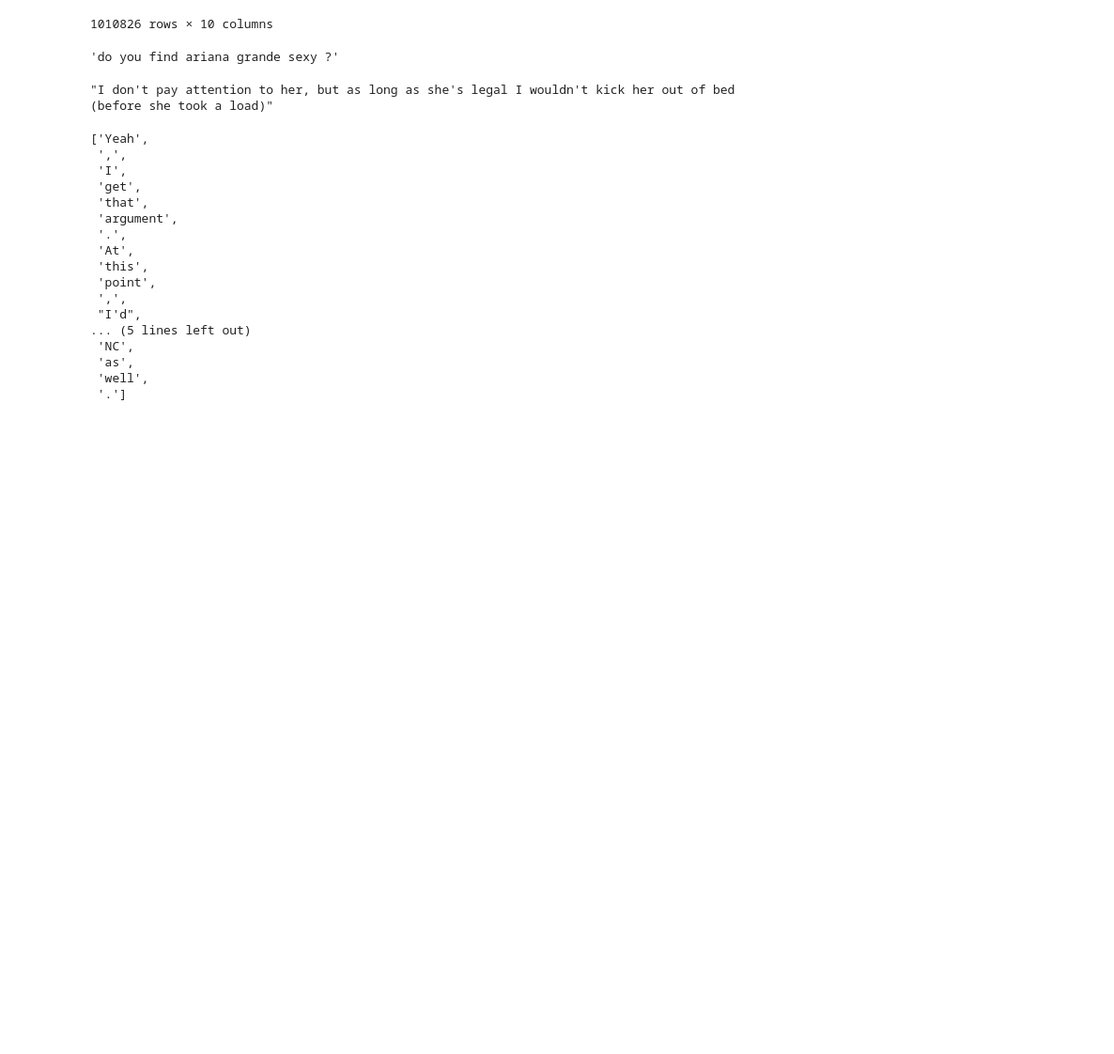
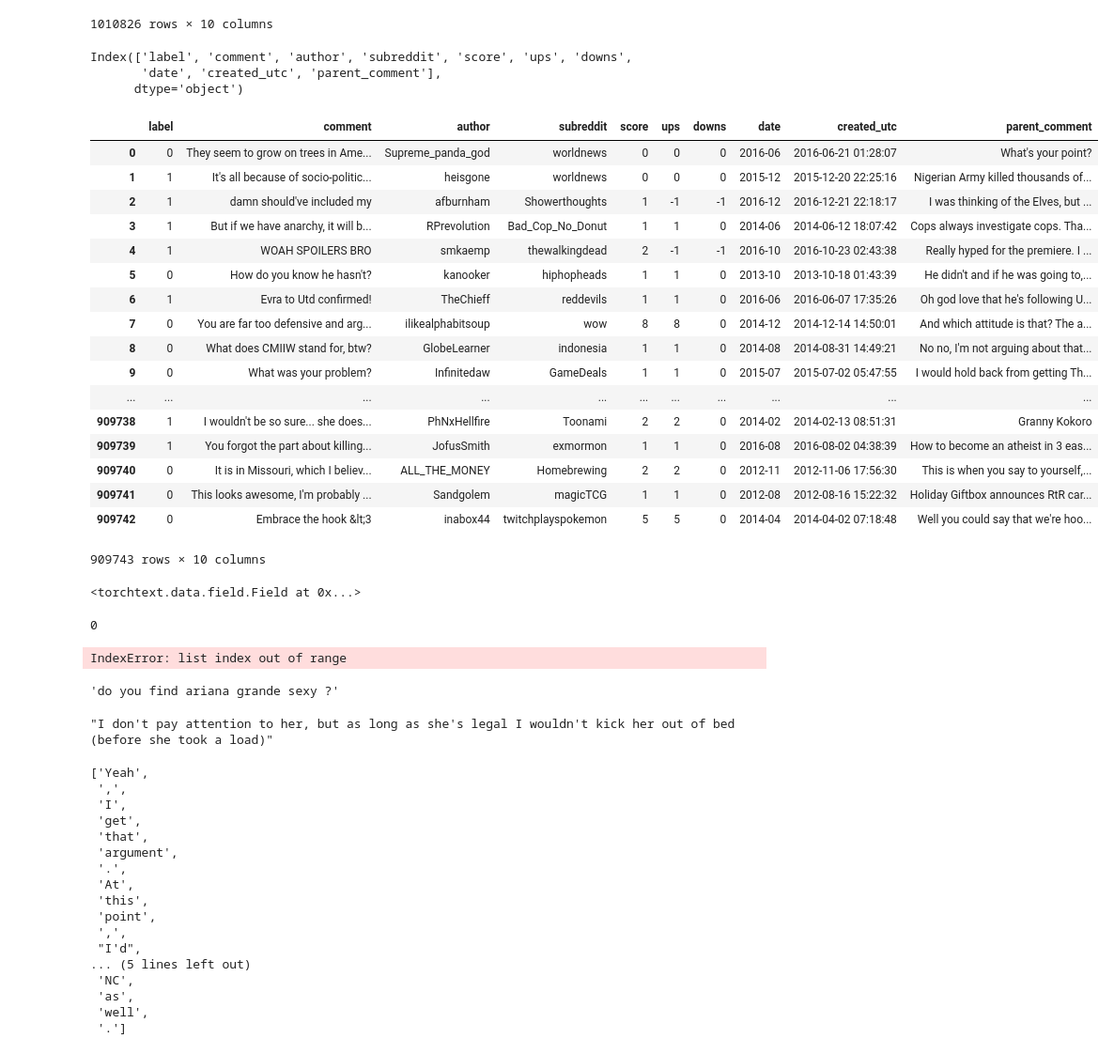
Before and after one commit to dehoyosb/nlp_pytorch, a Jupyter notebook: The_Transformer.ipynb, the cells around one changed output. Shown at 94% size. Saved outputs shown, nothing was run; the diff lists cells and outputs as text; code cells hidden in the pictures; blank space fills up the shorter version.

Commit message:
Trying TabularDataSet from torchText

```diff
--- a/The_Transformer.ipynb
+++ b/The_Transformer.ipynb
@@ -41,6 +41,33 @@ def tokenize_en(sentence):
 Q_TEXT = Field(tokenize=tokenize_en)
 A_TEXT = Field(tokenize=tokenize_en)
 # FR_TEXT = Field(tokenize=tokenize_fr, init_token = "<sos>", eos_token = "<eos>")
+# %%
+data.columns
+# %% [output]
+Index(['label', 'comment', 'author', 'subreddit', 'score', 'ups', 'downs',
+       'date', 'created_utc', 'parent_comment'],
+      dtype='object')
+# %%
+pd.read_csv('./train.csv')
+# %% [output]
+|  | label | comment | author | subreddit | score | ups | downs | date | created_utc | parent_comment |
+| 0 | 0 | They seem to grow on trees in Ame... | Supreme_panda_god | worldnews | 0 | 0 | 0 | 2016-06 | 2016-06-21 01:28:07 | What's your point? |
+| 1 | 1 | It's all because of socio-politic... | heisgone | worldnews | 0 | 0 | 0 | 2015-12 | 2015-12-20 22:25:16 | Nigerian Army killed thousands of... |
+| 2 | 1 | damn should've included my | afburnham | Showerthoughts | 1 | -1 | -1 | 2016-12 | 2016-12-21 22:18:17 | I was thinking of the Elves, but ... |
+| 3 | 1 | But if we have anarchy, it will b... | RPrevolution | Bad_Cop_No_Donut | 1 | 1 | 0 | 2014-06 | 2014-06-12 18:07:42 | Cops always investigate cops. Tha... |
+| 4 | 1 | WOAH SPOILERS BRO | smkaemp | thewalkingdead | 2 | -1 | -1 | 2016-10 | 2016-10-23 02:43:38 | Really hyped for the premiere. I ... |
+| 5 | 0 | How do you know he hasn't? | kanooker | hiphopheads | 1 | 1 | 0 | 2013-10 | 2013-10-18 01:43:39 | He didn't and if he was going to,... |
+| 6 | 1 | Evra to Utd confirmed! | TheChieff | reddevils | 1 | 1 | 0 | 2016-06 | 2016-06-07 17:35:26 | Oh god love that he's following U... |
+| 7 | 0 | You are far too defensive and arg... | ilikealphabitsoup | wow | 8 | 8 | 0 | 2014-12 | 2014-12-14 14:50:01 | And which attitude is that? The a... |
+| 8 | 0 | What does CMIIW stand for, btw? | GlobeLearner | indonesia | 1 | 1 | 0 | 2014-08 | 2014-08-31 14:49:21 | No no, I'm not arguing about that... |
+| 9 | 0 | What was your problem? | Infinitedaw | GameDeals | 1 | 1 | 0 | 2015-07 | 2015-07-02 05:47:55 | I would hold back from getting Th... |
+| ... | ... | ... | ... | ... | ... | ... | ... | ... | ... | ... |
+| 909738 | 1 | I wouldn't be so sure... she does... | PhNxHellfire | Toonami | 2 | 2 | 0 | 2014-02 | 2014-02-13 08:51:31 | Granny Kokoro |
+| 909739 | 1 | You forgot the part about killing... | JofusSmith | exmormon | 1 | 1 | 0 | 2016-08 | 2016-08-02 04:38:39 | How to become an atheist in 3 eas... |
+| 909740 | 0 | It is in Missouri, which I believ... | ALL_THE_MONEY | Homebrewing | 2 | 2 | 0 | 2012-11 | 2012-11-06 17:56:30 | This is when you say to yourself,... |
+| 909741 | 0 | This looks awesome, I'm probably ... | Sandgolem | magicTCG | 1 | 1 | 0 | 2012-08 | 2012-08-16 15:22:32 | Holiday Giftbox announces RtR car... |
+| 909742 | 0 | Embrace the hook &lt;3 | inabox44 | twitchplayspokemon | 5 | 5 | 0 | 2014-04 | 2014-04-02 07:18:48 | Well you could say that we're hoo... |
+909743 rows × 10 columns
 # %%
 data_fields = [('parent_comment', Q_TEXT), ('comment', A_TEXT)]
 train,val = TabularDataset.splits(path='./',
@@ -50,0 +78,4 @@ train,val = TabularDataset.splits(path='./',
+# %%
+train.fields['comment']
+# %% [output]
+<torchtext.data.field.Field at 0x...>
@@ -51,3 +85,9 @@ train,val = TabularDataset.splits(path='./',
+# %%
+print(Q_TEXT.vocab.stoi['sexy'])
+print(Q_TEXT.vocab.itos[11])
+# %% [output]
+0
+IndexError: list index out of range
 # %%
 data.parent_comment.iloc[5]
 # %% [output]
```
Also changed, not shown: parts of 2 cells of this notebook.
